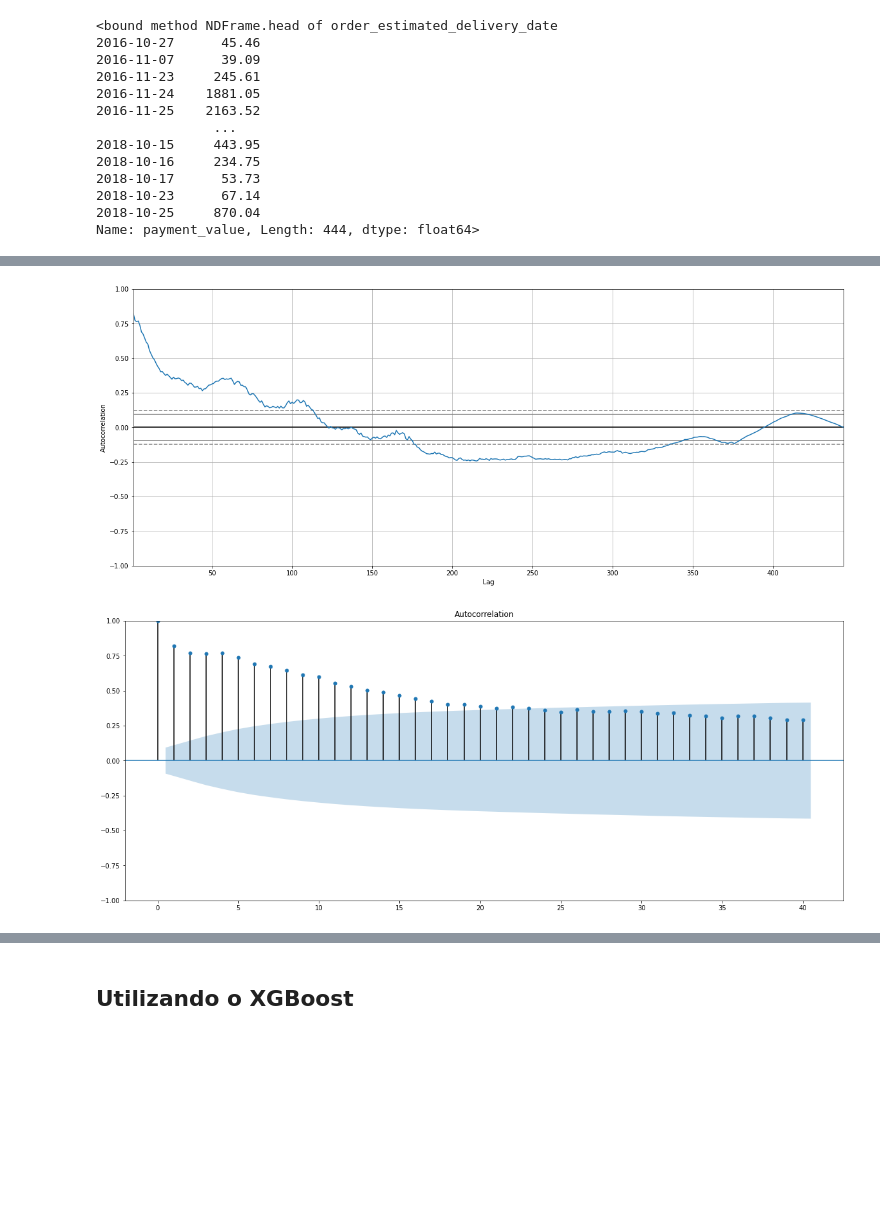
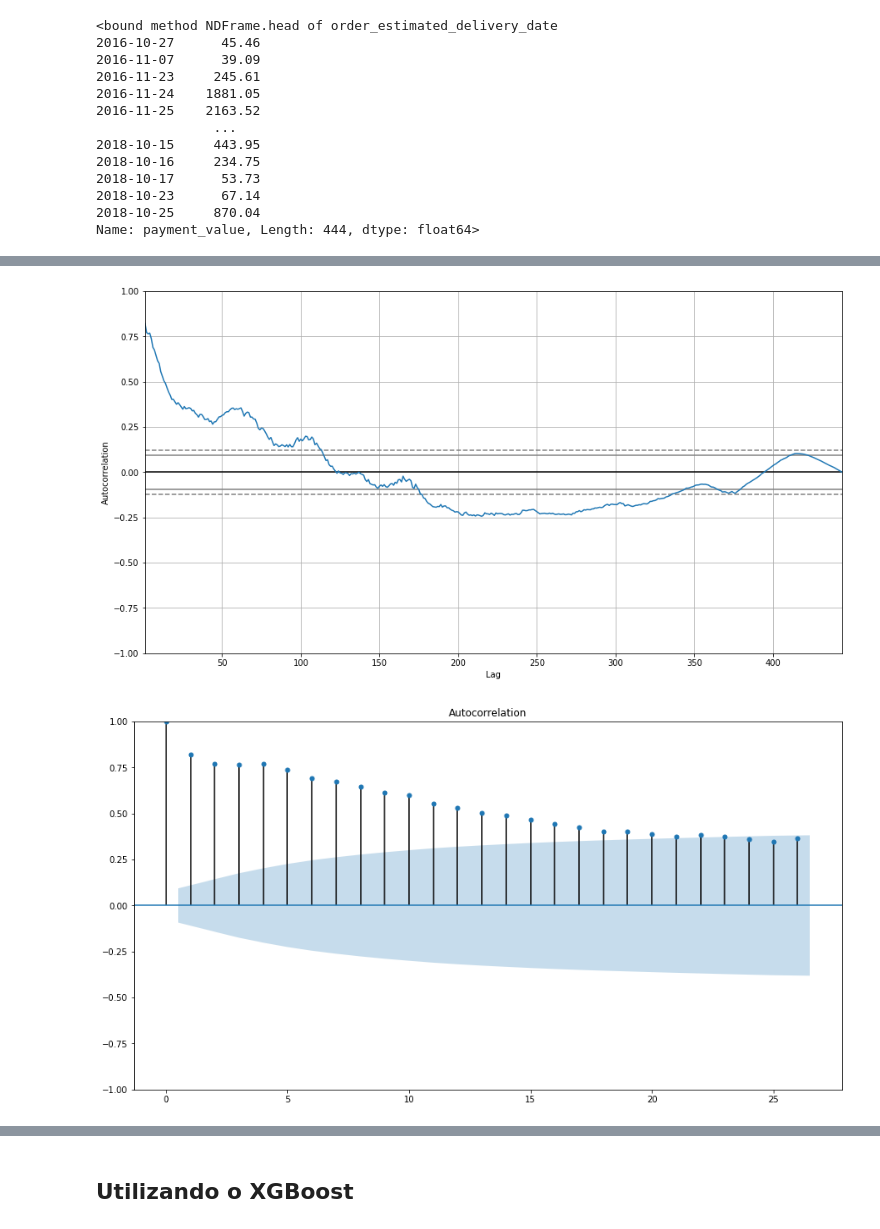
Before and after one commit to allanbraquiel/Stack-Labs, a Jupyter notebook: Stack_Labs_Previsão_de_vendas.ipynb, the cells around one changed output, grey strips where cells are left out. Cells and saved outputs as stored; diff of their text form; code cells hidden in the pictures; blank space fills up the shorter version.

```diff
--- a/Stack_Labs_Previsão_de_vendas.ipynb
+++ b/Stack_Labs_Previsão_de_vendas.ipynb
@@ -814,4 +525,0 @@ vendas_automotivo = automotivo.groupby(by='year_month').price.sum()
-# %%
-# aumentando o tamanho da figura
-import pylab
-pylab.rcParams['figure.figsize'] = (20.0, 8.0)
@@ -1022,13 +570,13 @@ import statsmodels.api as sm
 autocorrelation_plot(df_agrupado)
 pyplot.show()
 # %% [output]
-[figure, old version]
+[figure, new version]
 # %%
 # Correlação parcial = 26 semanas
-plot_acf(df_agrupado, lags=40)
+plot_acf(df_agrupado, lags=26)
 pyplot.show()
 # %% [output]
-[figure, old version]
+[figure, new version]
 # %%
 # Utilizando o auto-arima para encontrar os melhores parametros para p d e q
 fit_arima = auto_arima(df_agrupado, d=1, start_p=1, start_q=1, max_p=3,
```
Also changed, not shown: parts of 62 cells of this notebook.
